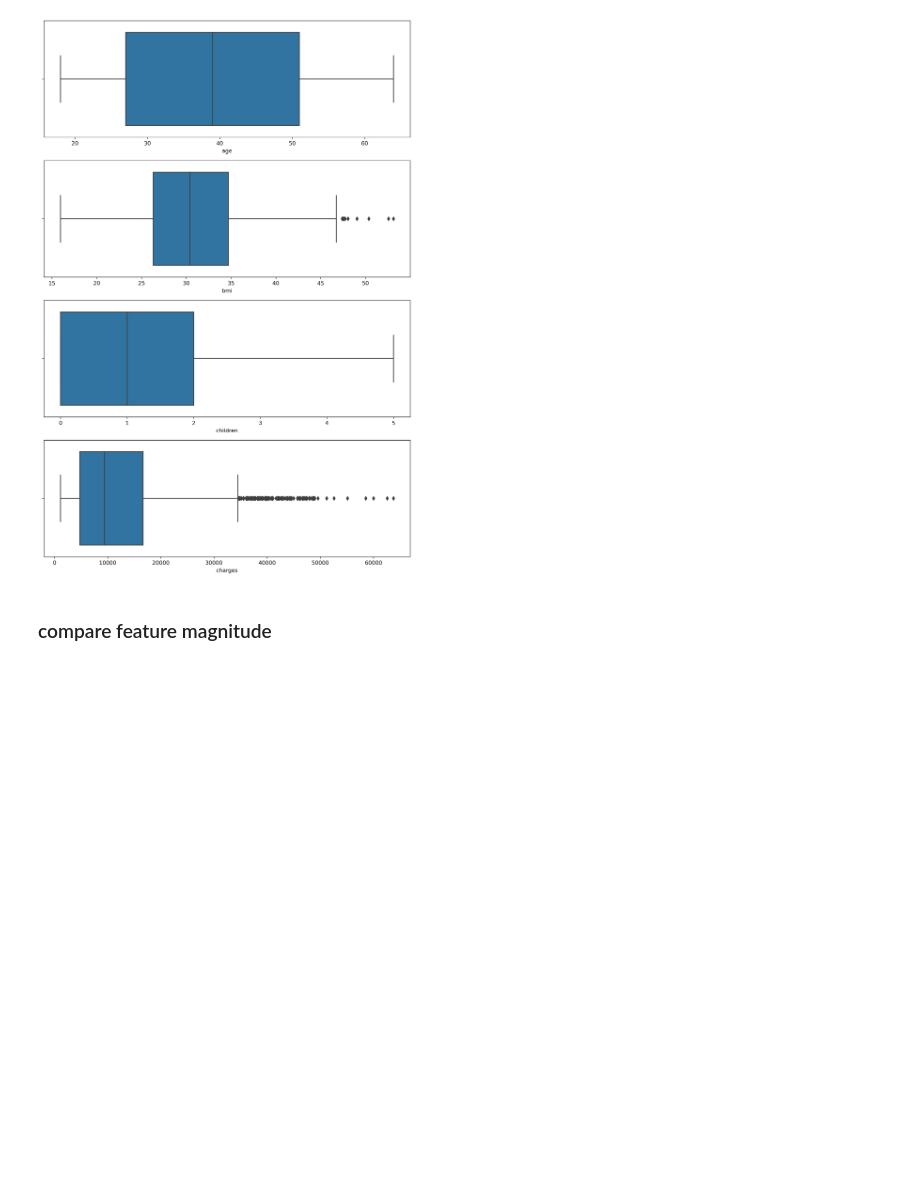
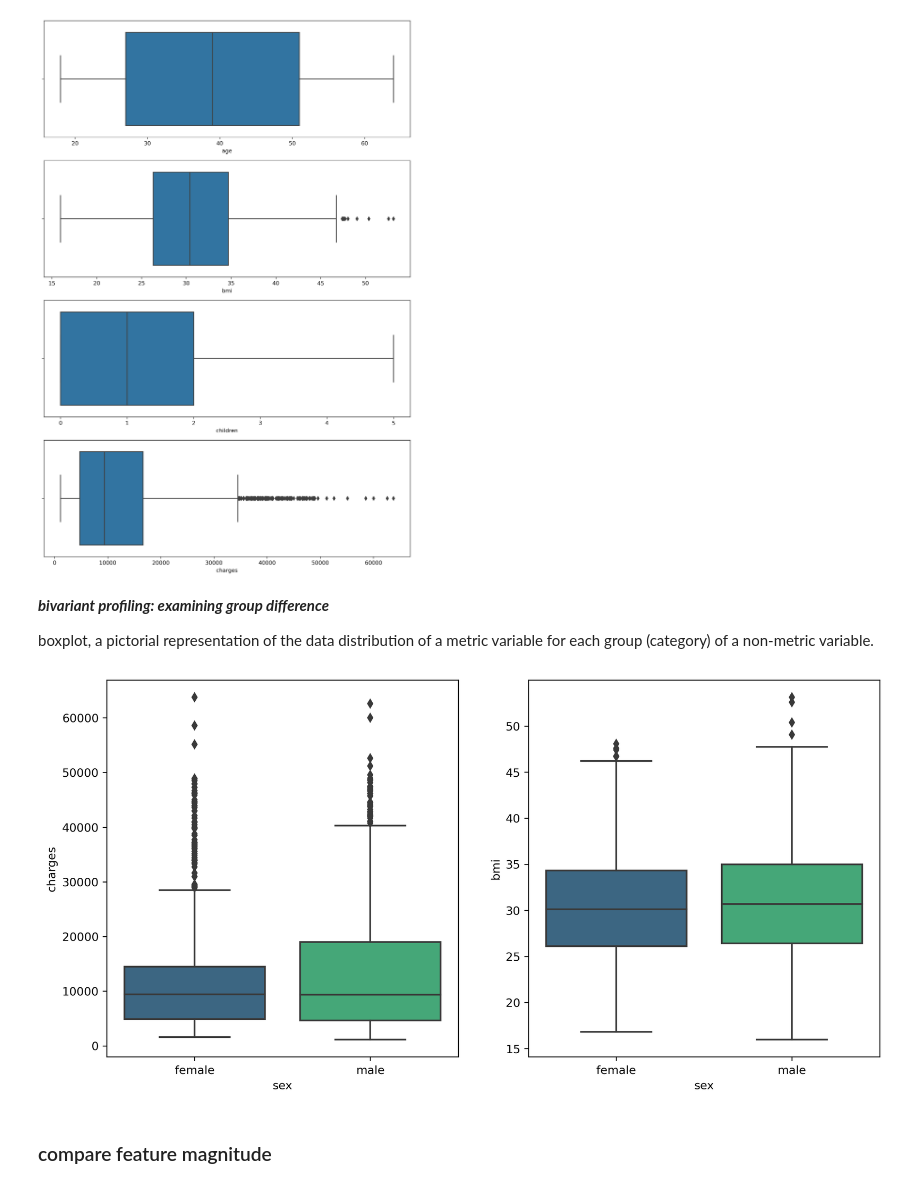
Before and after one commit to ashen007/MedicalCostPrediction-insurance_fraudDetection, a Jupyter notebook: notebooks/data quality/quality analysis(insuarence).ipynb, the cells around one changed output. Saved outputs shown, nothing was run; the diff lists cells and outputs as text; code cells hidden in the pictures; blank space fills up the shorter version.

Commit message:
bivariant profiling: examining group difference

```diff
--- a/notebooks/data quality/quality analysis(insuarence).ipynb
+++ b/notebooks/data quality/quality analysis(insuarence).ipynb
@@ -196,6 +196,24 @@ for i in range(len(axes)):
 plt.show()
 # %% [output]
 [figure]
+# %% [markdown]
+***bivariant profiling: examining group difference***
+
+boxplot, a pictorial representation of the data distribution of a metric variable for each group (category) of a
+non-metric variable.
+# %%
+fig,axes = plt.subplots(nrows=1, ncols=2, figsize=[12, 6], dpi=300)
+sns.boxplot(x=insurance_data['sex'],
+            y=insurance_data['charges'],
+            palette='viridis',
+            ax=axes[0])
+sns.boxplot(x=insurance_data['sex'],
+            y=insurance_data['bmi'],
+            palette='viridis',
+            ax=axes[1])
+plt.show()
+# %% [output]
+[figure, added]
 # %% [markdown]
 ### compare feature magnitude
 # %%
```
